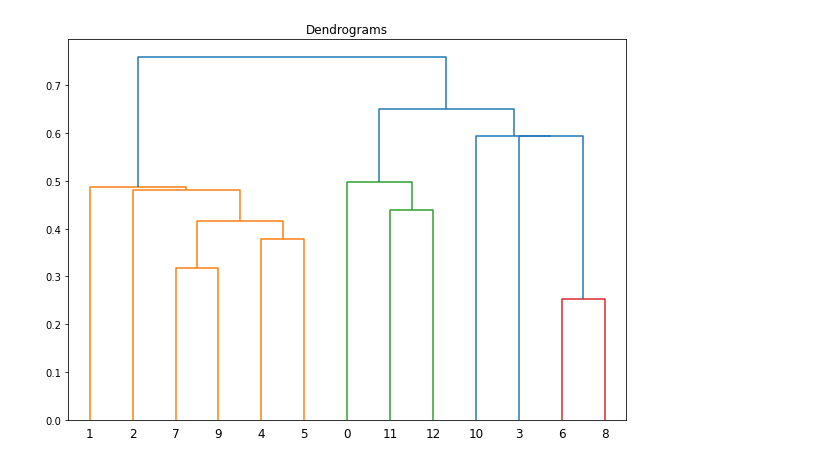
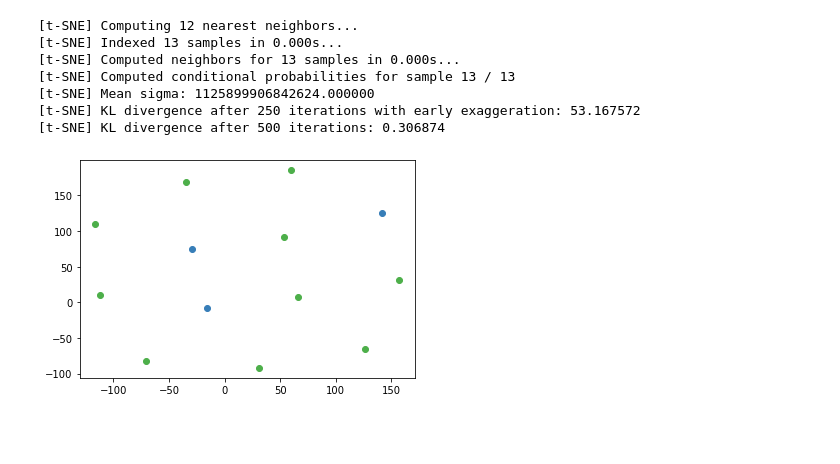
Before and after one commit to nafiul-nipu/Contrails-Python, a Jupyter notebook: contrails simulation clustering/hierarchical_clustering.ipynb, the cells around one changed output. Drawn from its saved outputs; the diff is of its cells as text; code cells hidden in the pictures; blank space fills up the shorter version.

Commit message:
hierarchical clustering updated with new data

```diff
--- a/contrails simulation clustering/hierarchical_clustering.ipynb
+++ b/contrails simulation clustering/hierarchical_clustering.ipynb
@@ -6,4 +15,5 @@ import matplotlib.pyplot as plt
 # %%
-data = pd.read_csv('fakeData.csv')
+data = pd.read_csv('actualData.csv')
+data = data.set_index('id')
 data
 # %% [output]
@@ -84,7 +85,4 @@ Leaves = 13
 # %%
-Z = linkage(gd,method='complete')
-
-plt.figure(figsize=(10, 7))
-plt.title("Dendrograms")
-dend = dendrogram(Z)
+cluster_array = fcluster(Z, 2, criterion='maxclust')
+print(cluster_array)
 # %% [output]
@@ -92,8 +90,22 @@ dend = dendrogram(Z)
 # %%
-Z = linkage(gd)
+tsne_model = TSNE(n_components=2, verbose=1, random_state=0, n_iter=500)
+tsne = tsne_model.fit_transform(gd)
+tsne = pd.DataFrame(tsne)
+tsne['k'] = cluster_array
 
-plt.figure(figsize=(10, 7))
-plt.title("Dendrograms")
-dend = dendrogram(Z)
+cdict = {i:cm.Set1(i) for i in np.unique(cluster_array)}
+
+for cluster in np.unique(cluster_array): # plot data by cluster
+    plt.scatter(x=tsne.where(tsne['k']==cluster)[0],
+                y=tsne.where(tsne['k']==cluster)[1],
+                color=cdict[cluster],
+                label=cluster)
 # %% [output]
+[t-SNE] Computing 12 nearest neighbors...
+[t-SNE] Indexed 13 samples in 0.000s...
+[t-SNE] Computed neighbors for 13 samples in 0.000s...
+[t-SNE] Computed conditional probabilities for sample 13 / 13
+[t-SNE] Mean sigma: 1125899906842624.000000
+[t-SNE] KL divergence after 250 iterations with early exaggeration: 53.167572
+[t-SNE] KL divergence after 500 iterations: 0.306874
-[figure, old version]
+[figure, new version]
```
Also changed, not shown: parts of 6 cells of this notebook.
